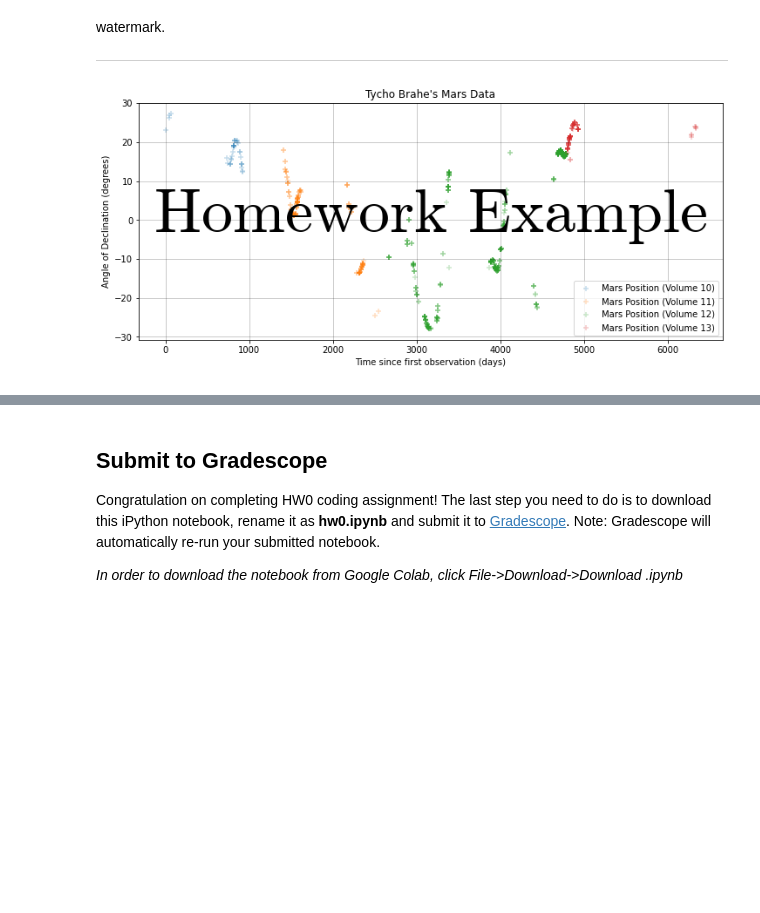
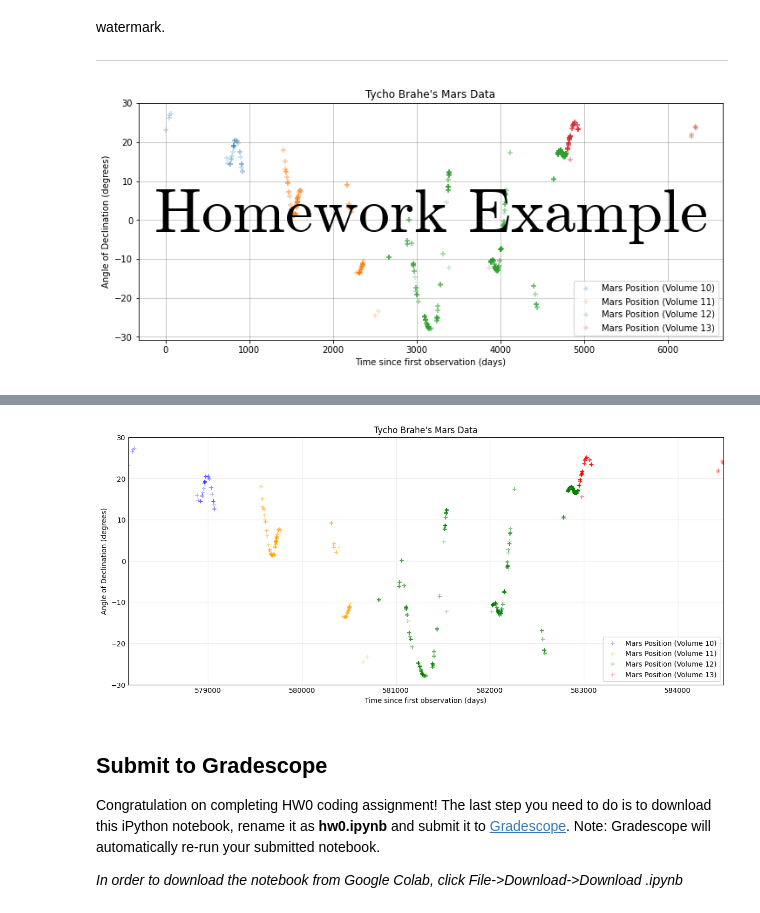
Before and after one commit to mmiao2/CIS5190Upenn, a Jupyter notebook: hw0.ipynb, the cells around one changed output, grey strips where cells are left out. Saved outputs shown, nothing was run; the diff lists cells and outputs as text; code cells hidden in the pictures; blank space fills up the shorter version.

```diff
--- a/hw0.ipynb
+++ b/hw0.ipynb
@@ -316,3 +366,57 @@ df.head()
+# %%
+# STUDENT TODO START:
+#basic settings
+import matplotlib.pyplot as plt
+import numpy as np
+plt.style.use('_mpl-gallery')
+fig, ax = plt.subplots()
+
+#plot different color based on volume
+volume_type = np.unique(df['Volume'])
+#create the colors for each corresponding volume level
+colors = ['blue', 'orange', 'green', "red"]
+color_dict = {}
+for color, type in zip(colors, volume_type):
+  color_dict[type] = color
+
+#now generate the colorful plots by generate subplot for each volume type
+y = df['Declination']
+x = df['Days since 1 AD']
+
+for type in volume_type:
+  ax.scatter(x[df['Volume'] == type],
+             y[df['Volume'] == type],
+             color = color_dict[type],
+             marker = "+",
+             alpha = 0.25
+             )
+
+#set the other elements
+ax.set(ylim=(-30, 30),
+       xlim=(min(x), max(x)),
+       title = "Tycho Brahe's Mars Data",
+       xlabel  = "Time since first observation (days)",
+       ylabel  = "Angle of Declination (degrees)"
+       )
+
+#create customized legends
+legends = []
+for type in volume_type:
+  legends.append("Mars Position (Volume " + str(type) + ")")
+ax.legend(legends, loc = "lower right")
+
+#plotting gridline
+plt.grid(alpha = 0.25)
+
+#re-size
+fig.set_size_inches(w=12, h=5, forward=True)
+
+#output the graph
+plt.show()
+
+# STUDENT TODO END
+# %% [output]
+[figure, added]
 # %% [markdown]
 ## Submit to Gradescope
 Congratulation on completing HW0 coding assignment! The last step you need to do is to download this iPython notebook, rename it as **hw0.ipynb** and submit it to [Gradescope](https://www.gradescope.com). Note: Gradescope will automatically re-run your submitted notebook.
```
Also changed, not shown: parts of 11 cells of this notebook.
